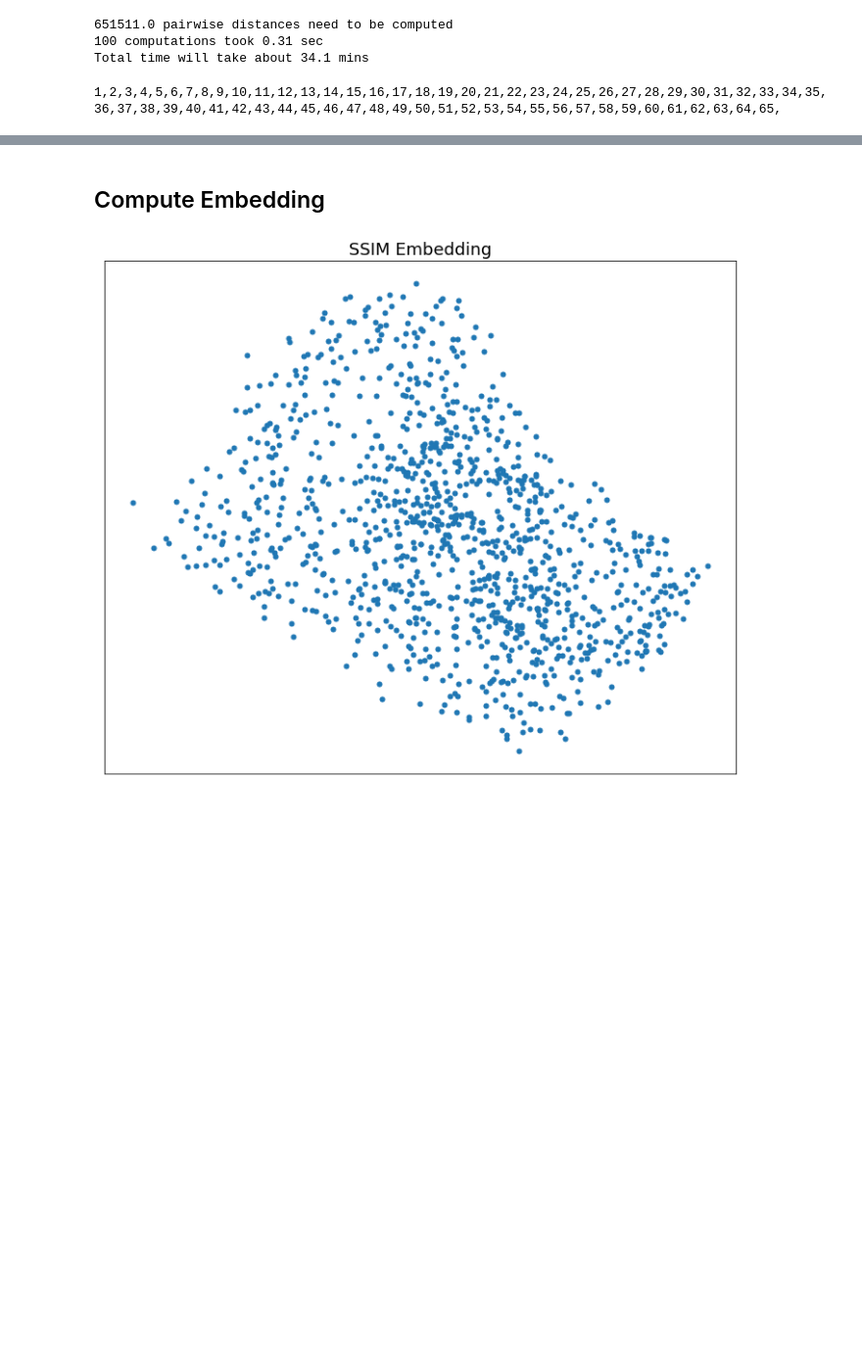
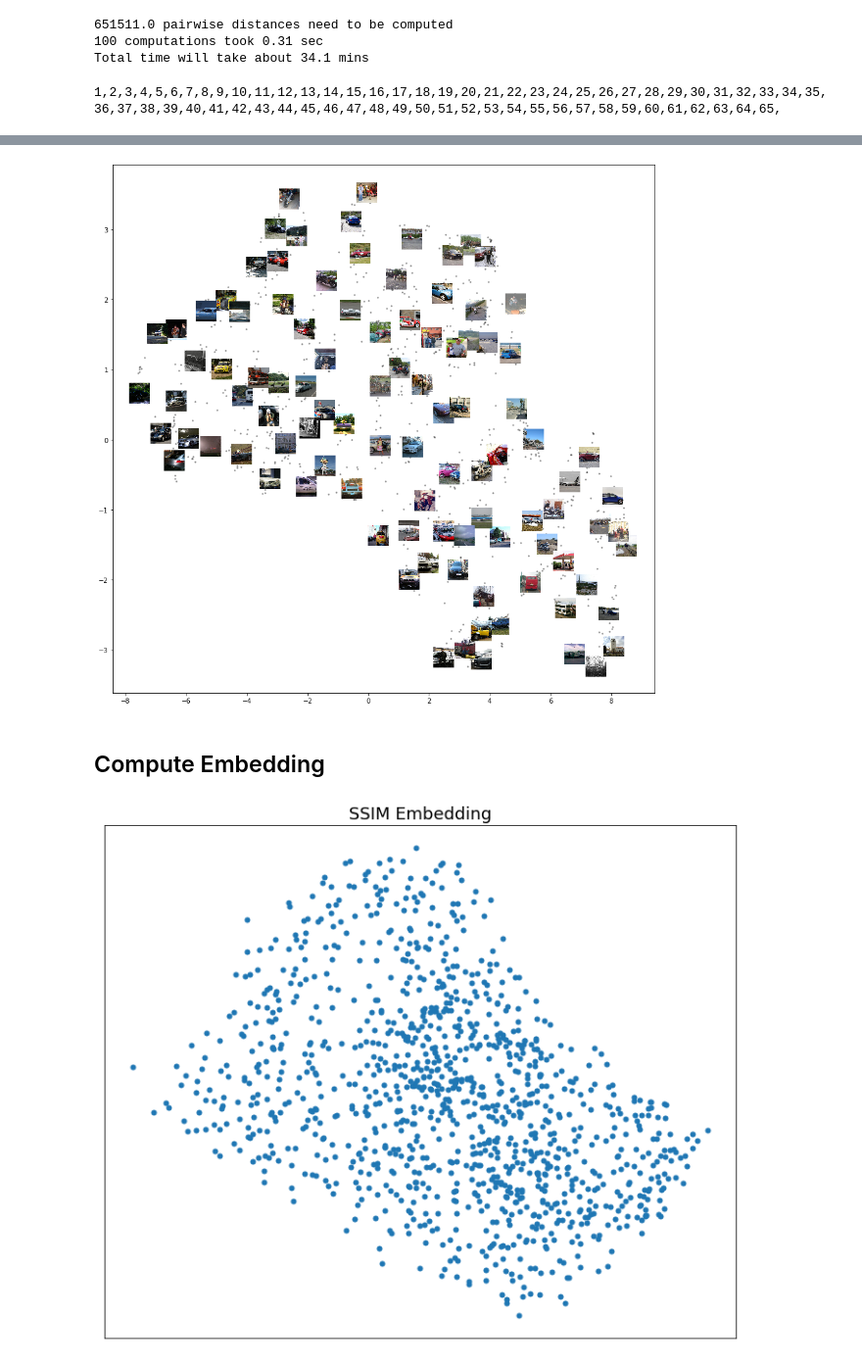
Before and after one commit to flekschas/piling.js, a Jupyter notebook: examples/car-images.ipynb, the cells around one changed output, grey strips where cells are left out. Shown at 98% size. Saved outputs shown, nothing was run; the diff lists cells and outputs as text; code cells hidden in the pictures; blank space fills up the shorter version.

```diff
--- a/examples/car-images.ipynb
+++ b/examples/car-images.ipynb
@@ -172,3 +245,24 @@ for k, c in enumerate(combinations(np.arange(n), 2)):
+# %%
+encoded_imgs = encoder.predict(norm_img_array)
+
+from umap import UMAP
+
+umap_ae = UMAP(n_neighbors=5).fit_transform(encoded_imgs)
+# %%
+import matplotlib.pyplot as plt
+from matplotlib.offsetbox import OffsetImage, AnnotationBbox
+from sklearn.cluster import KMeans
+
+embedding_clusters = KMeans(100).fit_transform(umap_ae)
+centers = np.argmin(embedding_clusters, axis=0)
+
+fig, ax = plt.subplots(figsize=(15,15))
+ax.scatter(umap_ae[:,0], umap_ae[:,1], s=3, alpha=0.33, color='#000000')
+
+for c in centers:
+    ax.add_artist(AnnotationBbox(OffsetImage(img_array[c].reshape((32, 32, 3))), umap_ae[c], frameon=False))
+# %% [output]
+[figure, added]
 # %% [markdown]
 ## Compute Embedding
 # %%
```
Also changed, not shown: parts of 9 cells of this notebook, 2 other files.
